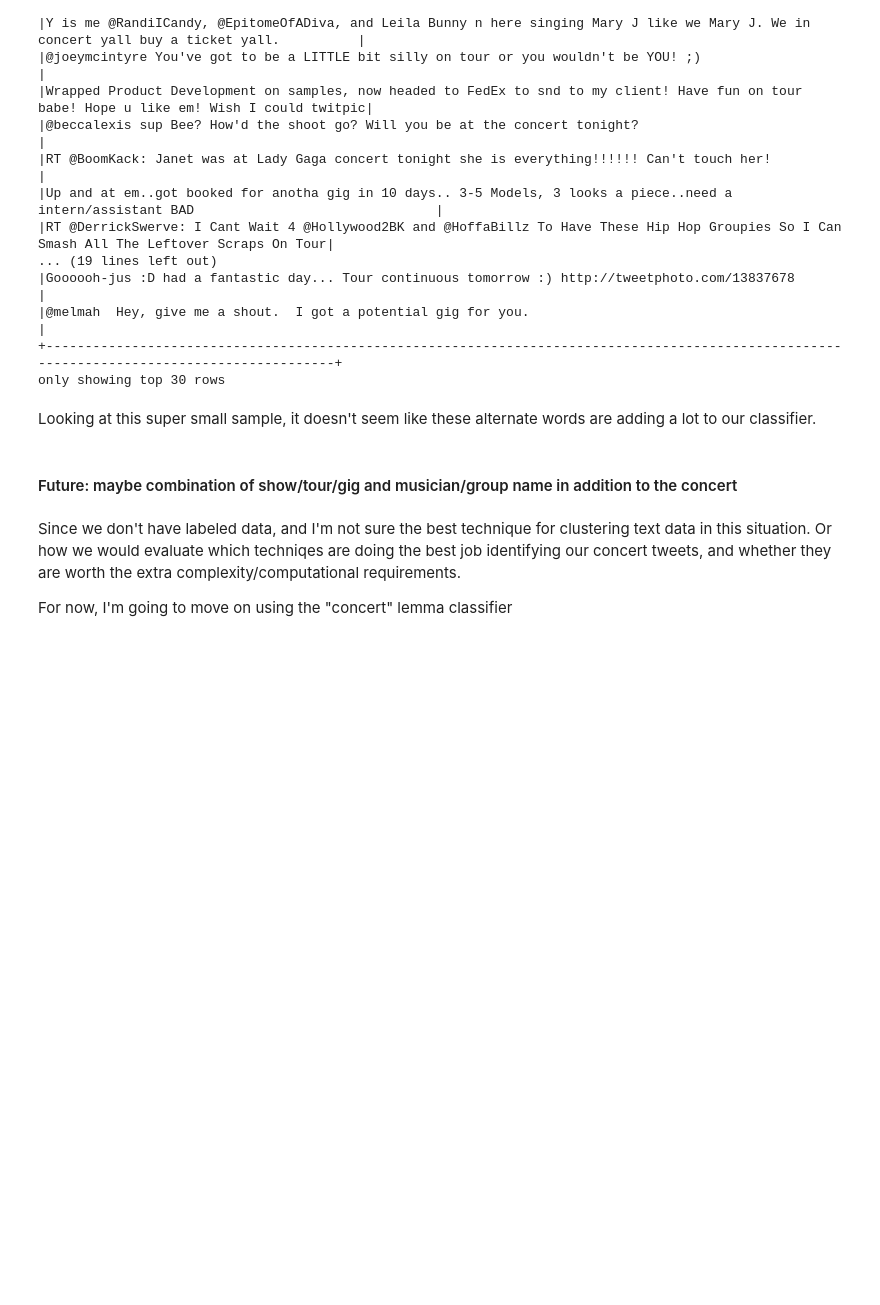
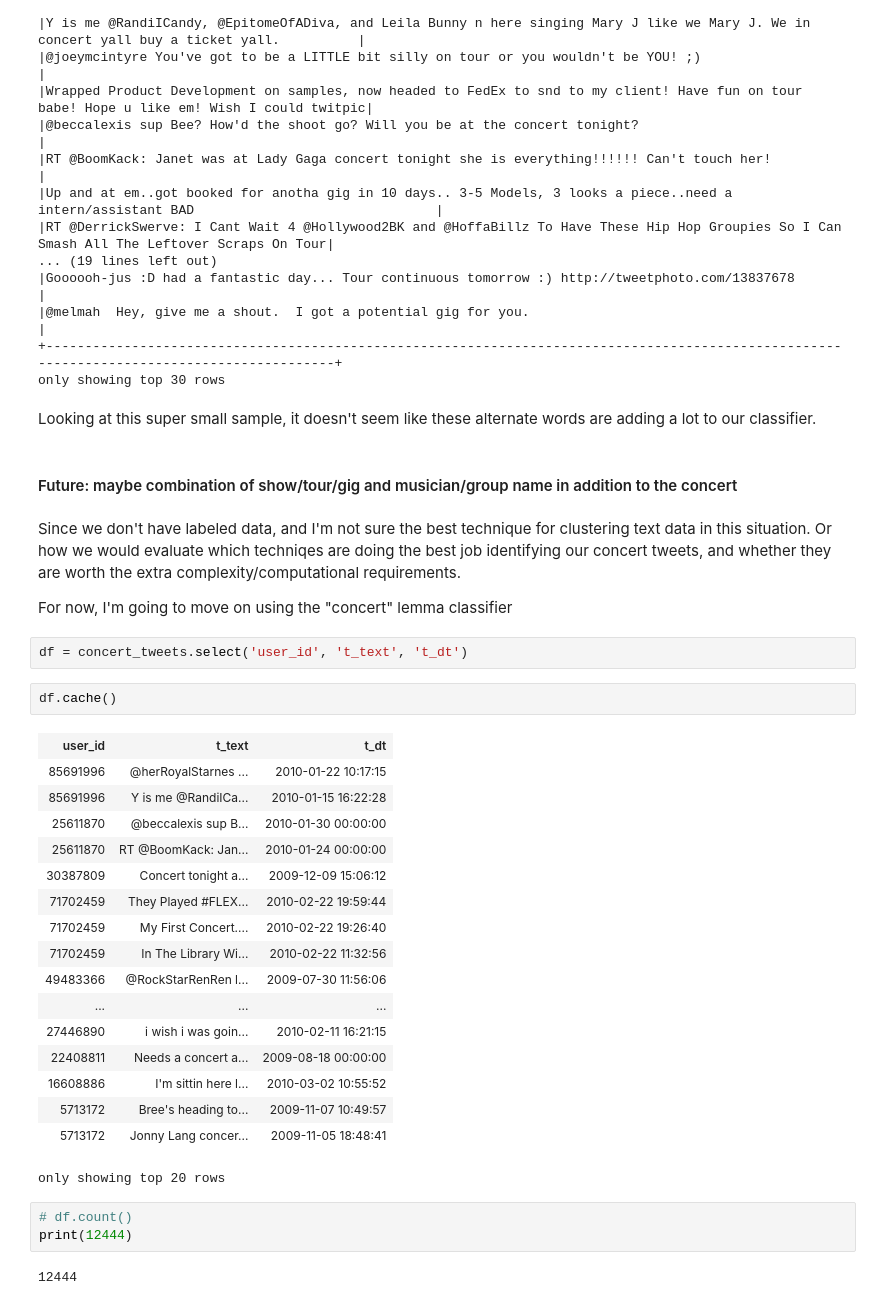
Before and after one commit to allisoncstafford/concert_tweets, a Jupyter notebook: notebooks/classifier.ipynb, the cells around one changed output. Cells and saved outputs as stored; diff of their text form; blank space fills up the shorter version.

Commit message:
extract when from tweets

```diff
--- a/notebooks/classifier.ipynb
+++ b/notebooks/classifier.ipynb
@@ -337,3 +341,30 @@ Looking at this super small sample, it doesn't seem like these alternate words a
 Since we don't have labeled data, and I'm not sure the best technique for clustering text data in this situation. Or how we would evaluate which techniqes are doing the best job identifying our concert tweets, and whether they are worth the extra complexity/computational requirements.
 
 For now, I'm going to move on using the "concert" lemma classifier
+# %%
+df = concert_tweets.select('user_id', 't_text', 't_dt')
+# %%
+df.cache()
+# %% [output]
+| user_id | t_text | t_dt |
+| 85691996 | @herRoyalStarnes ... | 2010-01-22 10:17:15 |
+| 85691996 | Y is me @RandiICa... | 2010-01-15 16:22:28 |
+| 25611870 | @beccalexis sup B... | 2010-01-30 00:00:00 |
+| 25611870 | RT @BoomKack: Jan... | 2010-01-24 00:00:00 |
+| 30387809 | Concert tonight a... | 2009-12-09 15:06:12 |
+| 71702459 | They Played #FLEX... | 2010-02-22 19:59:44 |
+| 71702459 | My First Concert.... | 2010-02-22 19:26:40 |
+| 71702459 | In The Library Wi... | 2010-02-22 11:32:56 |
+| 49483366 | @RockStarRenRen l... | 2009-07-30 11:56:06 |
+| ... | ... | ... |
+| 27446890 | i wish i was goin... | 2010-02-11 16:21:15 |
+| 22408811 | Needs a concert a... | 2009-08-18 00:00:00 |
+| 16608886 | I'm sittin here l... | 2010-03-02 10:55:52 |
+| 5713172 | Bree's heading to... | 2009-11-07 10:49:57 |
+| 5713172 | Jonny Lang concer... | 2009-11-05 18:48:41 |
+only showing top 20 rows
+# %%
+# df.count()
+print(12444)
+# %% [output]
+12444
```
Also changed, not shown: parts of 48 cells of this notebook.
